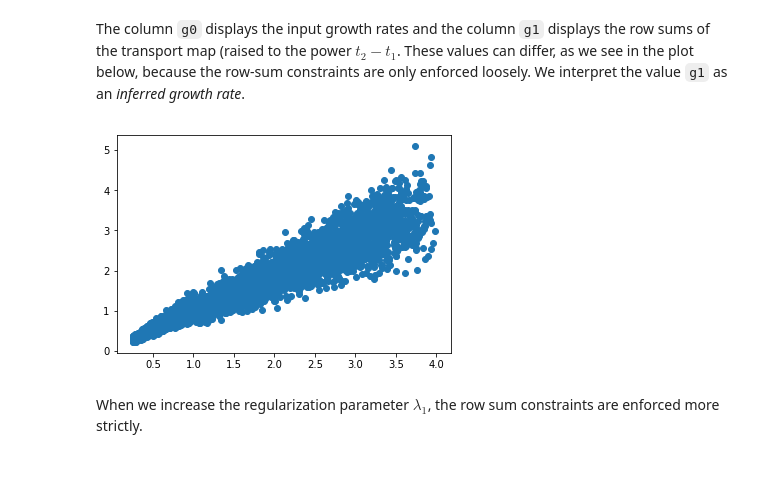
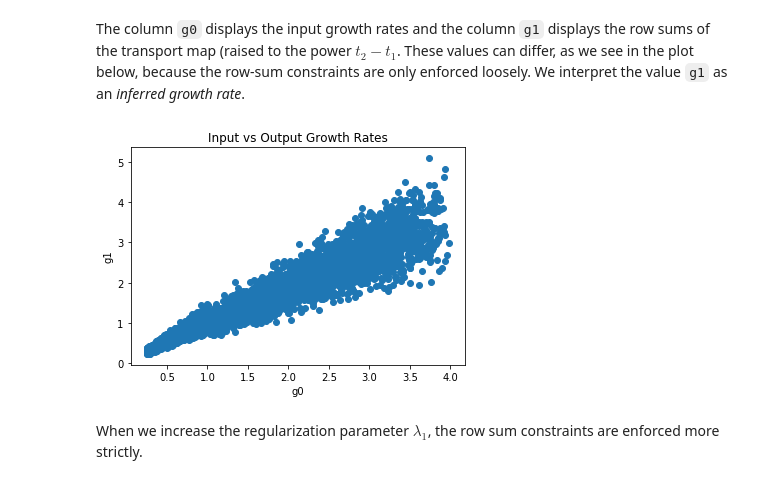
Before and after one commit to broadinstitute/wot, a Jupyter notebook: notebooks/Notebook-2-compute-transport-maps.ipynb, the cells around one changed output. Saved outputs shown, nothing was run; the diff lists cells and outputs as text; code cells hidden in the pictures.

```diff
--- a/notebooks/Notebook-2-compute-transport-maps.ipynb
+++ b/notebooks/Notebook-2-compute-transport-maps.ipynb
@@ -139,9 +139,12 @@ The column `g0` displays the input growth rates and the column `g1` displays the
 # %%
 # Visualize how growth rates change with growth iterations
 plt.scatter(tmap_annotated.obs['g0'],tmap_annotated.obs['g1'])
+plt.xlabel("g0")
+plt.ylabel("g1")
+plt.title("Input vs Output Growth Rates")
 plt.show()
 # %% [output]
-[figure, old version]
+[figure, new version]
 # %% [markdown]
 When we increase the regularization parameter $\lambda_1$, the row sum constraints are enforced more strictly.
 # %%
```
Also changed, not shown: parts of 7 cells of this notebook.
